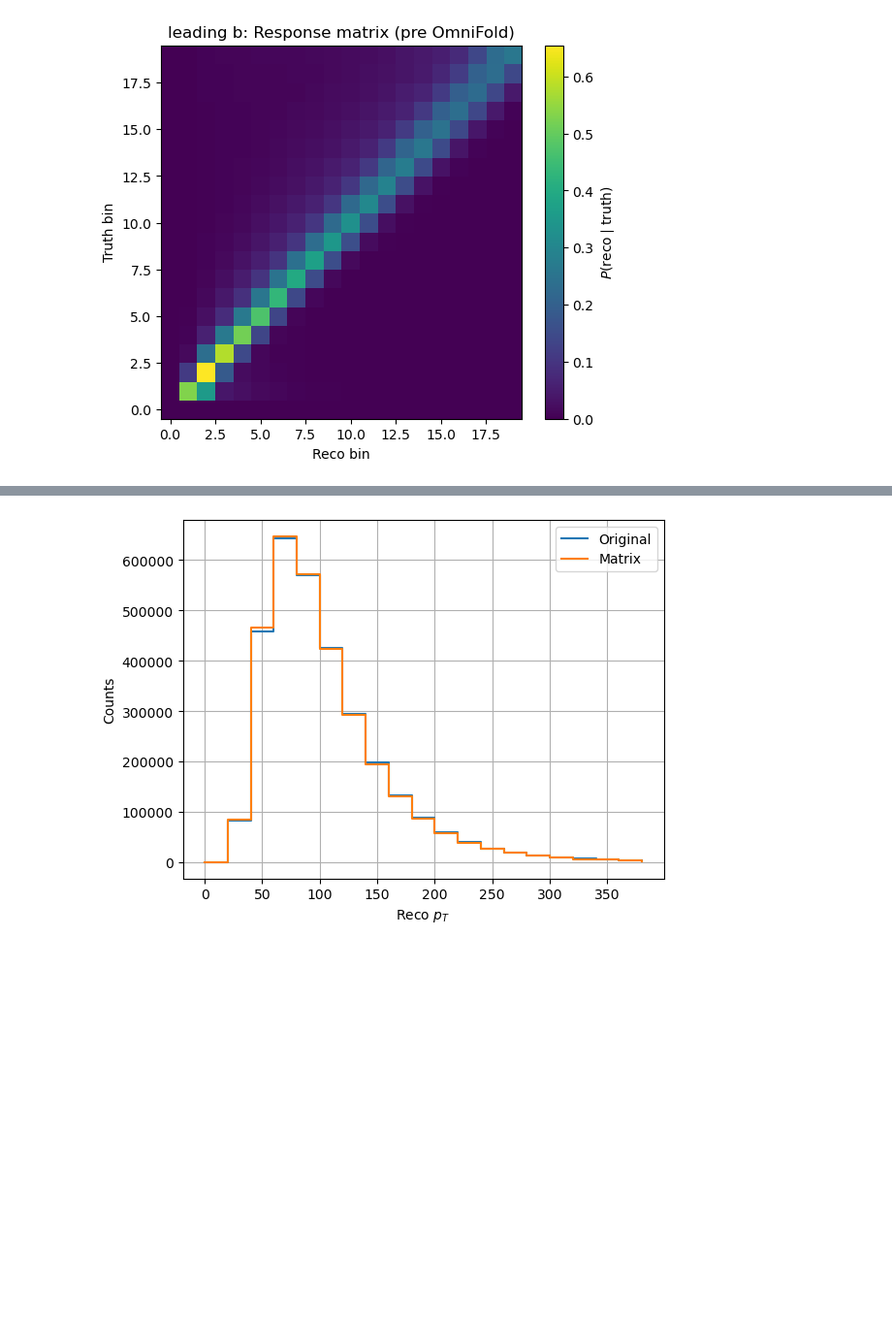
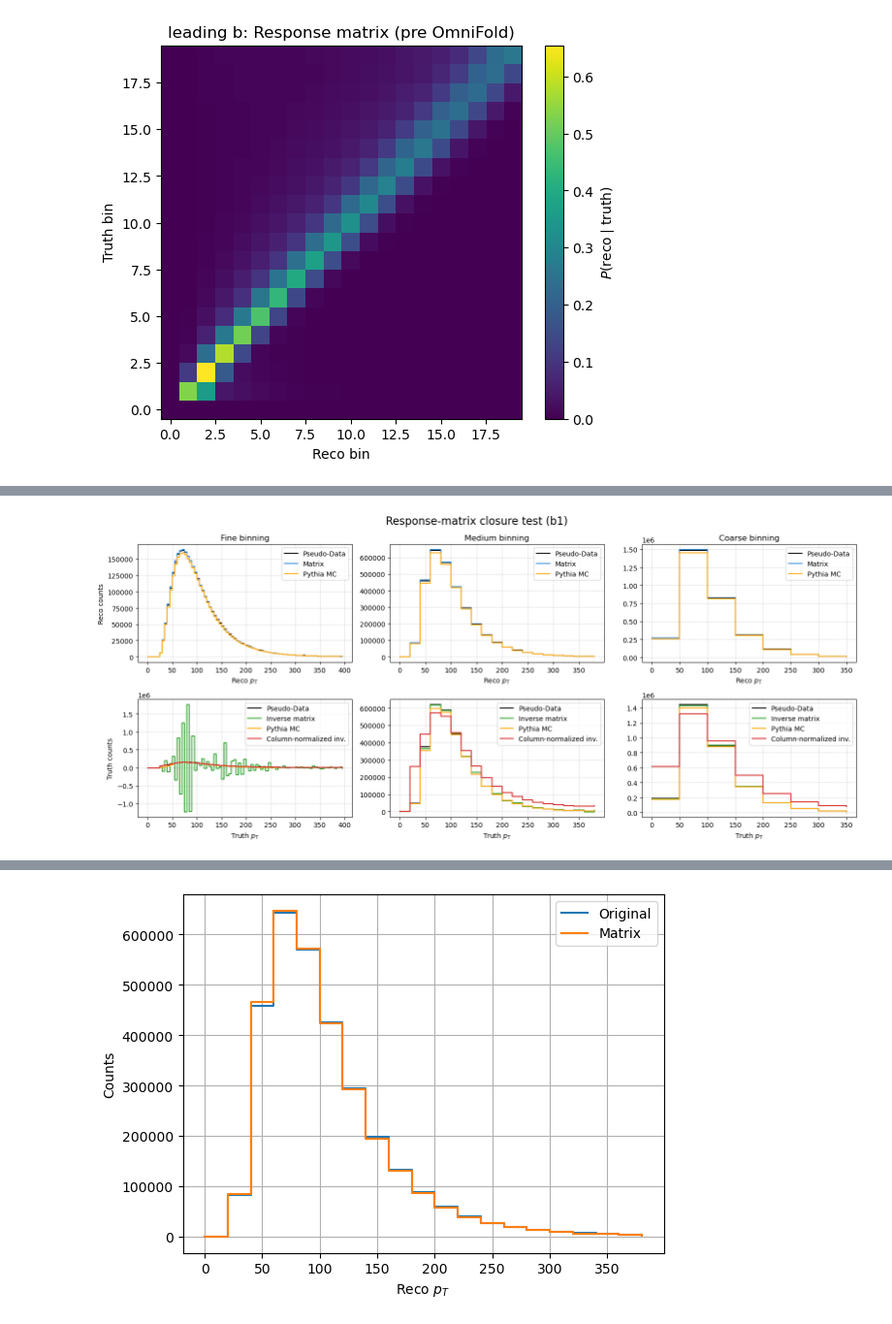
Before and after one commit to josefmurnauer/omnifold, a Jupyter notebook: OmniFold_example_pc.ipynb, the cells around one changed output, grey strips where cells are left out. Shown at 97% size. Drawn from its saved outputs; the diff is of its cells as text; code cells hidden in the pictures; blank space fills up the shorter version.

Commit message:
Closure test with more statistics

```diff
--- a/OmniFold_example_pc.ipynb
+++ b/OmniFold_example_pc.ipynb
@@ -712,0 +842,98 @@ plt.show()
+# %%
+reco_values  = herwig_reco[:, particle_index, 0]
+truth_values = herwig_truth[:, particle_index, 0]
+weights      = herwig_loader.weight
+def make_hist(values, bins, weights):
+    return np.histogram(values, bins=bins, weights=weights)[0]
+# %%
+binnings = {
+    "Fine":   bins_fine,
+    "Medium": bins_medium,
+    "Coarse": bins_coarse,
+}
+
+R_matrices = {
+    "Fine":   R_pre_fine,
+    "Medium": R_pre_medium,
+    "Coarse": R_pre_coarse,
+}
+
+R_matrices_inv = {
+    "Fine":   R_pre_fine_inv,
+    "Medium": R_pre_medium_inv,
+    "Coarse": R_pre_coarse_inv,
+}
+
+Rcol_matrices = {
+    "Fine":   Rinv_post_fine,
+    "Medium": Rinv_post_medium,
+    "Coarse": Rinv_post_coarse,
+}
+
+fig, axes = plt.subplots(
+    2, 3,
+    figsize=(16, 7),
+    #sharey='row'
+)
+
+for col, (label, bins) in enumerate(binnings.items()):
+
+    # --- Histograms ---
+    reco_hist = make_hist(reco_values, bins, weights)
+    reco_pythia_hist = make_hist(pythia_reco_test[:, particle_index, 0], bins, testset_loader.weight)
+    truth_hist = make_hist(truth_values, bins, weights)
+    truth_pythia_hist = make_hist(pythia_truth_test[:, particle_index, 0], bins, testset_loader.weight)
+
+
+    # --- Matrix predictions ---
+    R = R_matrices[label]
+    Rinv = R_matrices_inv[label]
+    Rcol = Rcol_matrices[label]
+
+    reco_pred  = truth_hist @ R
+    truth_pred = reco_hist @ Rinv
+    truth_pred_col = Rcol.T @ reco_hist.T
+
+
+    x = bins[:-1]
+
+    # =========================
+    # Top row: Reco
+    # =========================
+    ax = axes[0, col]
+    ax.step(x, reco_hist, where="post", label="Pseudo-Data", color="black")
+    ax.step(x, reco_pred, where="post", label="Matrix", color="#3f90da")
+    ax.step(x, reco_pythia_hist, where="post", label="Pythia MC", color="#ffa90e")
+
+    ax.set_title(f"{label} binning")
+    ax.set_xlabel("Reco $p_T$")
+    if col == 0:
+        ax.set_ylabel("Reco counts")
+
+    ax.grid(True, ls="--", alpha=0.5)
+    ax.legend()
+
+    # =========================
+    # Bottom row: Truth
+    # =========================
+    ax = axes[1, col]
+    ax.step(x, truth_hist, where="post", label="Pseudo-Data", color="black")
+    ax.step(x, truth_pred, where="post", label="Inverse matrix", color="#2ca02c")
+    ax.step(x, truth_pythia_hist, where="post", label="Pythia MC", color="#ffa90e")
+    ax.step(x, truth_pred_col, where="post", label="Column-normalized inv.", color="#d62728")
+
+    ax.set_xlabel("Truth $p_T$")
+    if col == 0:
+        ax.set_ylabel("Truth counts")
+
+    ax.grid(True, ls="--", alpha=0.5)
+    ax.legend()
+
+fig.suptitle(
+    f"Response-matrix closure test ({particles[particle_index]})",
+    fontsize=16
+)
+plt.tight_layout()
+plt.show()
+# %% [output]
+[figure, added]
```
Also changed, not shown: parts of 9 cells of this notebook, 1 other file.
